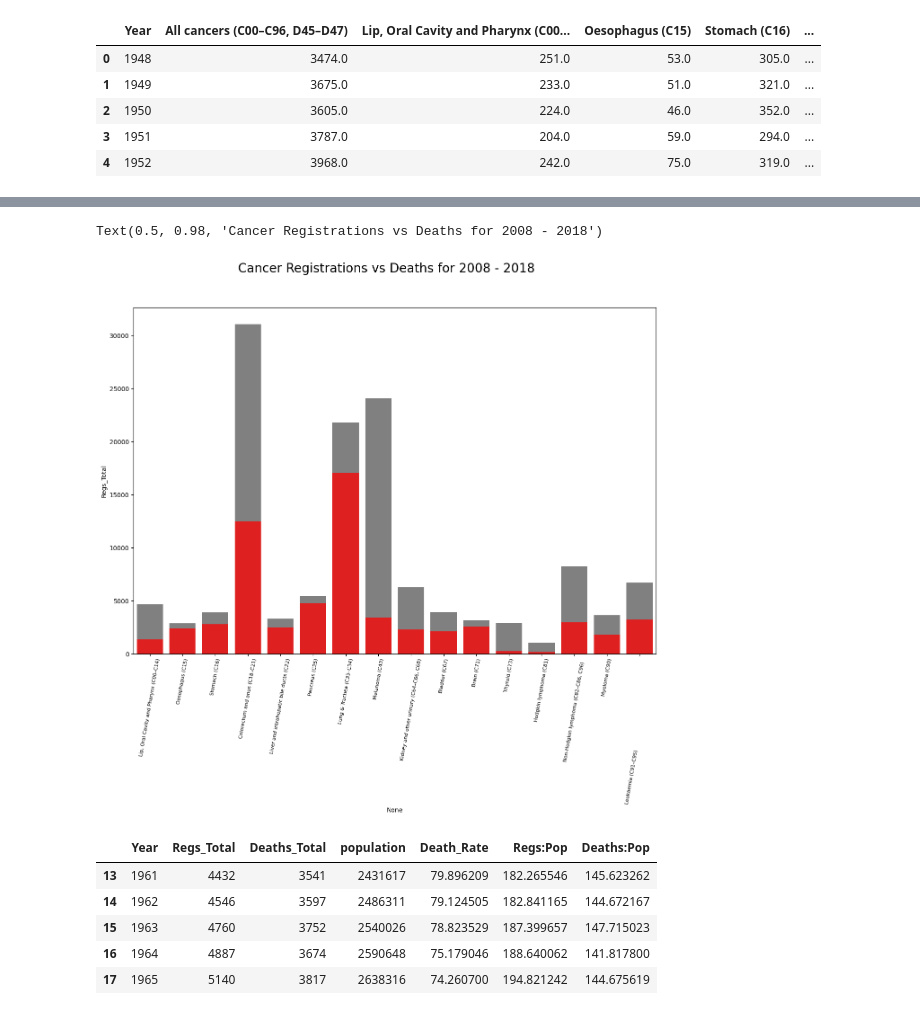
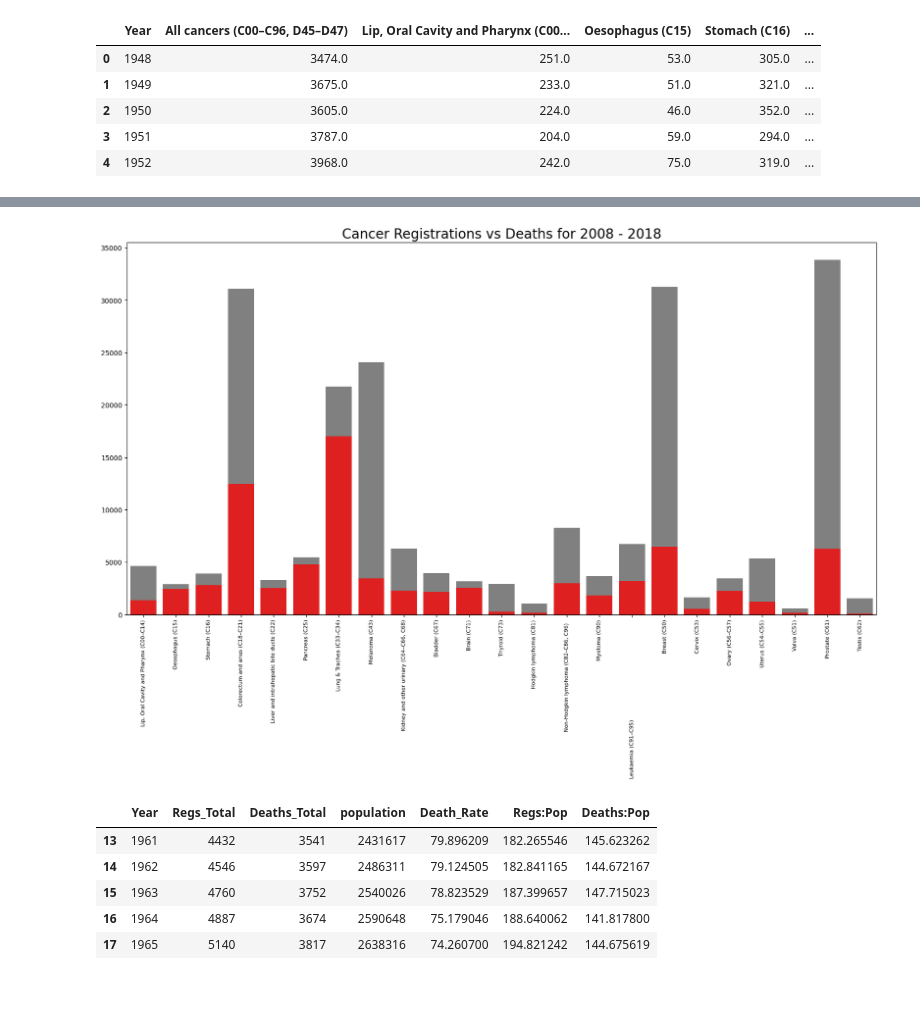
Before and after one commit to AzalizaLey/Analytics_Projects, a Jupyter notebook: ExploringNZData/Cancer.ipynb, the cells around one changed output, grey strips where cells are left out. Cells and saved outputs as stored; diff of their text form; code cells hidden in the pictures.

Commit message:
Added current end point of Cancer analysis, new leads available for exploration

```diff
--- a/ExploringNZData/Cancer.ipynb
+++ b/ExploringNZData/Cancer.ipynb
@@ -76,4 +86,13 @@ def Join_Comp(d1,d2,col1,col2,min_year,max_year):
     df2 = df2.drop('Year', axis = 1)
     df1 = pd.concat([df1, df2], axis=1)
     return df1
+# %%
+femaleR_to_add = Regs_Female[(Regs_Female.columns.difference(Regs_Total.columns)).tolist()]
+femaleD_to_add = Deaths_Female[(Deaths_Female.columns.difference(Deaths_Total.columns)).tolist()]
+# %%
+maleR_to_add = Regs_Male[(Regs_Male.columns.difference(Regs_Total.columns)).tolist()]
+maleD_to_add = Deaths_Male[(Deaths_Male.columns.difference(Deaths_Total.columns)).tolist()]
+# %%
+comp_Regs = pd.concat([Regs_Total, femaleR_to_add, maleR_to_add], axis=1)
+comp_Deaths = pd.concat([Deaths_Total, femaleD_to_add, maleD_to_add], axis=1)
 # %%
@@ -94,0 +106,8 @@ compdf.head()
+# %%
+#Obtaining the total numbers of deaths and registrations for each cancer type during the period 2008 - 2018
+min_year = 2008
+max_year = 2018
+c1 = 'Regs_Total'
+c2 = 'Deaths_Total'
+compdf = Join_Comp_Sum(comp_Regs,comp_Deaths,c1,c2,min_year,max_year)
+compdf = compdf.drop(index='All cancers (C00–C96, D45–D47)')
@@ -95,10 +134,16 @@ compdf.head()
 # %%
-fig, ax = plt.subplots(figsize=(15,10))
-plt.xticks(rotation=80,fontsize=8)
+#plotting deaths vs registrations using the above dataframe - will not entirely reflect cancer survival rate per registered case due to potential time after registration to final outcome (common theme in this exploration)
+#Pretty impactful chart for me to see, it does suggest that for the most common cancers, treatment is quite effective, with the exception of Lung & Trachea and to a lesser degree Rectum & Anus, I also had no idea that
+#breast and prostate cancer were quite so prevalent
+#Unsure why Leukaemia x label has dropped off the bottom of the chart
+fig, ax = plt.subplots(figsize=(20,10))
+plt.xticks(rotation=90,fontsize=8)
 sns.barplot(data=compdf,x=compdf.index,y='Regs_Total',errorbar=None, color = 'grey')
 sns.barplot(data=compdf,x=compdf.index,y='Deaths_Total',errorbar=None, color = 'red')
-fig.suptitle('Cancer Registrations vs Deaths for 2008 - 2018', fontsize = 20)
+plt.xlabel('')
+plt.ylabel('')
+plt.title('Cancer Registrations vs Deaths for 2008 - 2018', fontsize = 20)
+plt.show(fig)
 # %% [output]
-Text(0.5, 0.98, 'Cancer Registrations vs Deaths for 2008 - 2018')
-[figure, old version]
+[figure, new version]
 # %%
```
Also changed, not shown: parts of 31 cells of this notebook.
